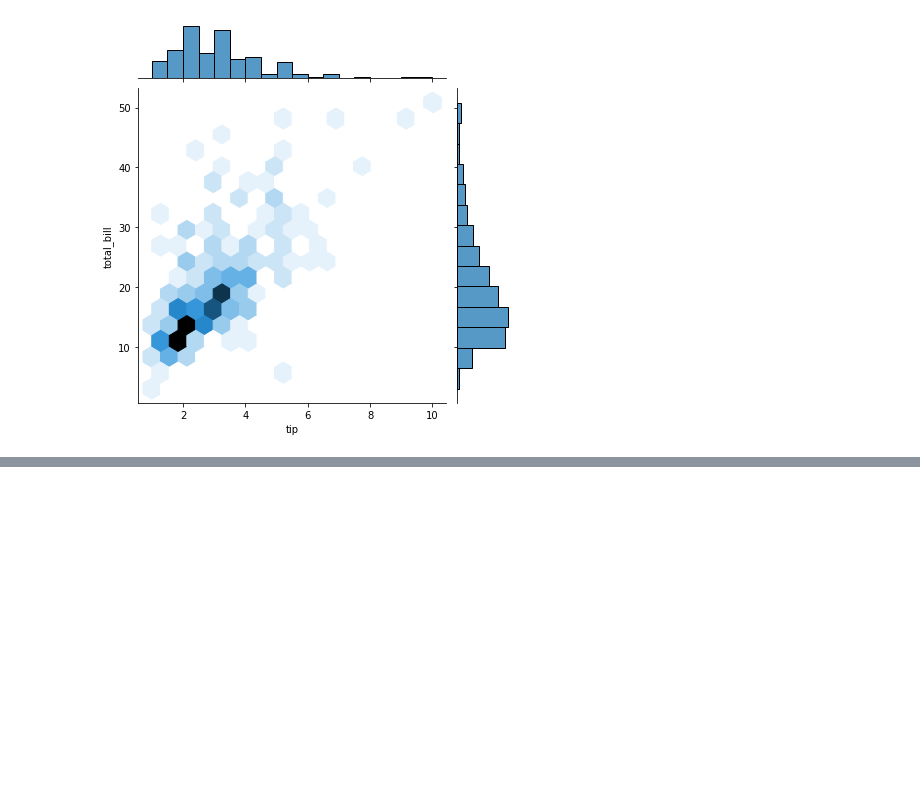
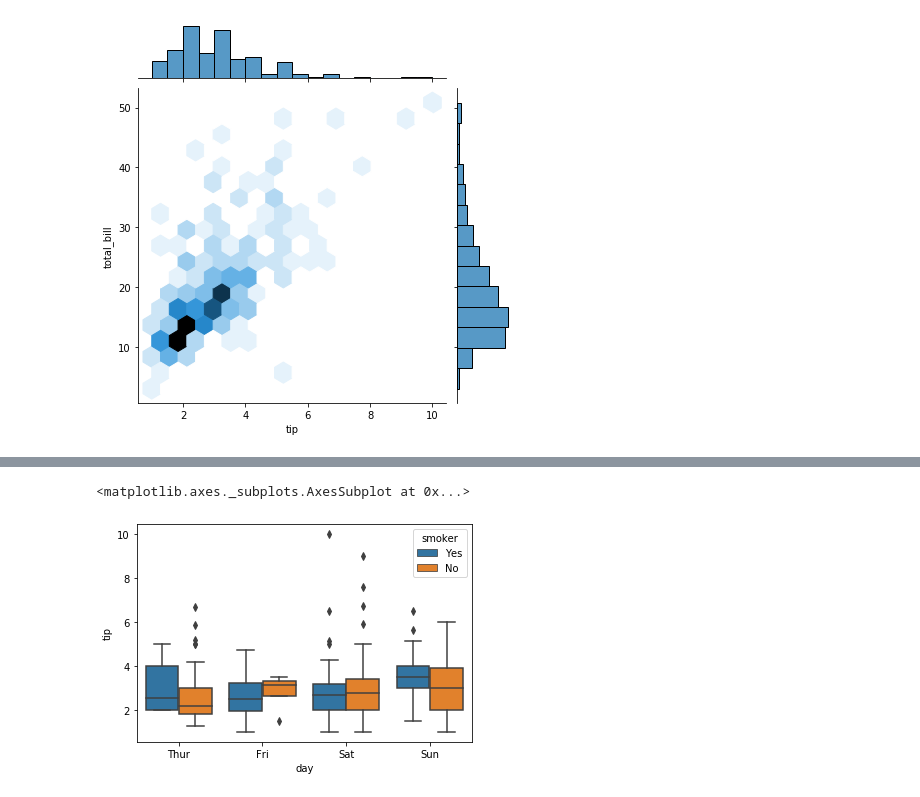
Before and after one commit to psuny1116/python-, a Jupyter notebook: visualization.ipynb, the cells around one changed output, grey strips where cells are left out. Cells and saved outputs as stored; diff of their text form; code cells hidden in the pictures; blank space fills up the shorter version.

```diff
--- a/visualization.ipynb
+++ b/visualization.ipynb
@@ -126,0 +150,7 @@ sns.jointplot(data = raw, x = 'tip', y = 'total_bill', kind = 'hex')
+# %%
+# hue옵션을 추가하여 특정 기준의 변화에 따른 데이터분포 확인
+
+sns.boxplot(data = raw, x = 'day', y = 'tip', hue = 'smoker')
+# %% [output]
+<matplotlib.axes._subplots.AxesSubplot at 0x...>
+[figure, added]
```
Also changed, not shown: parts of 14 cells of this notebook.
